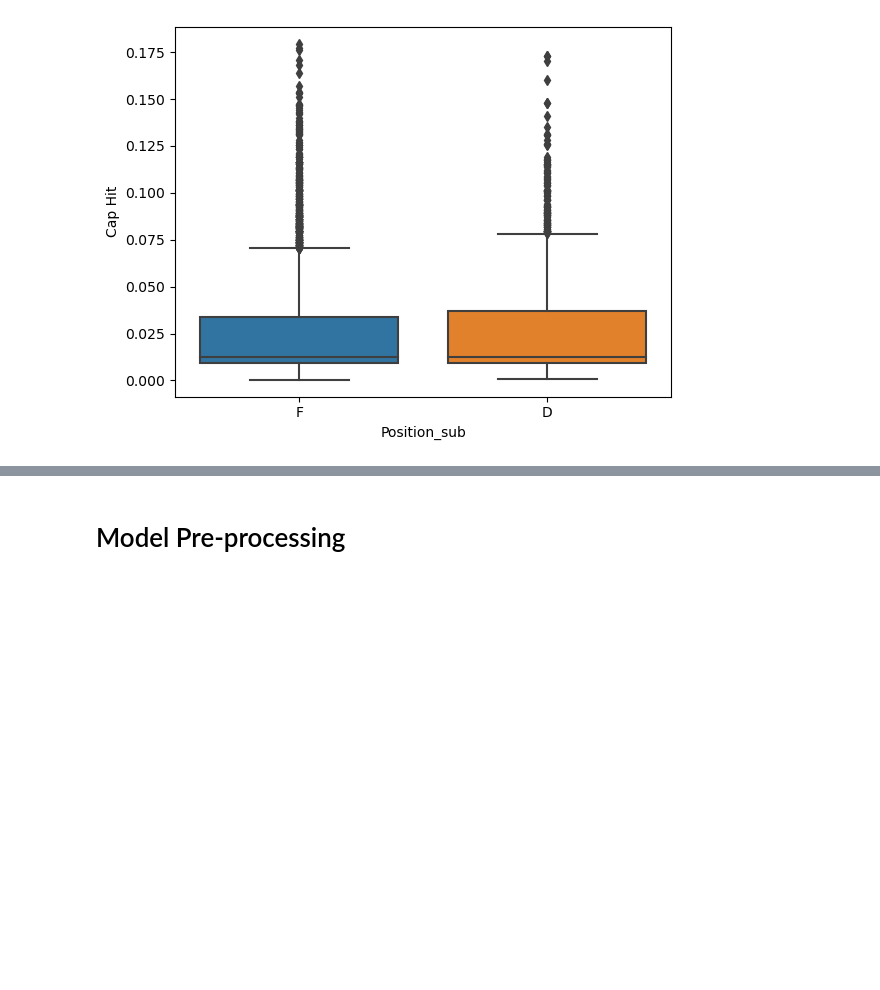
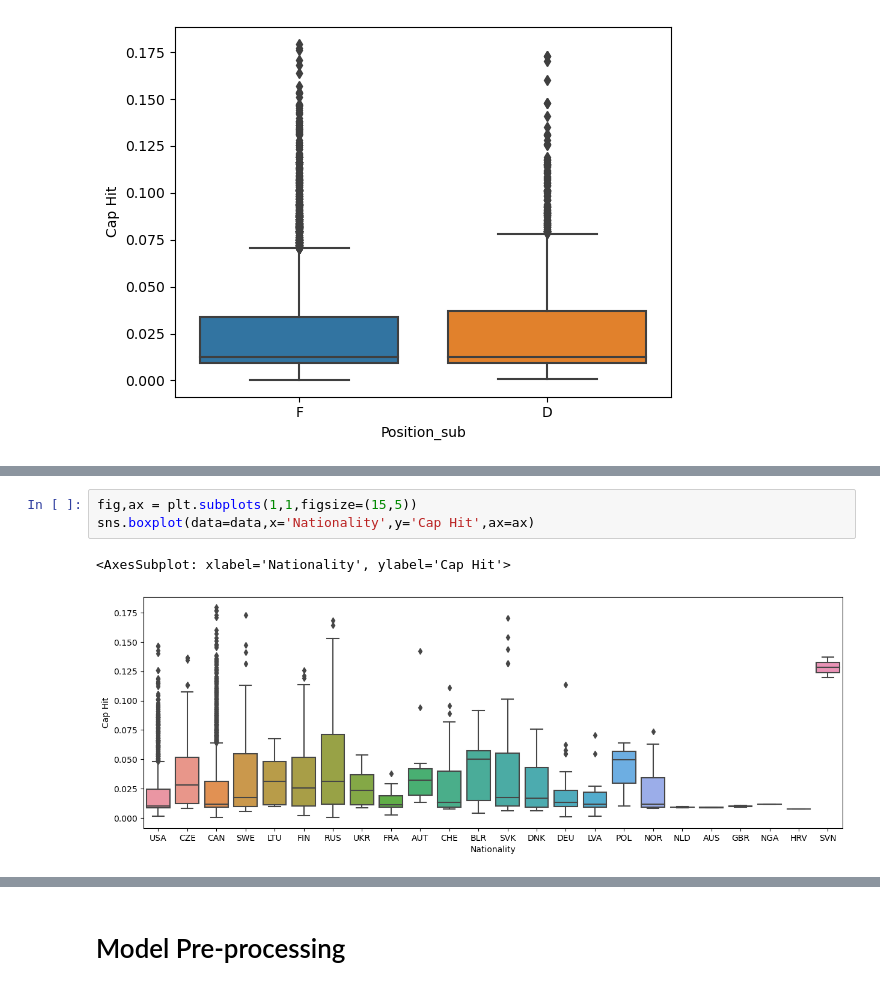
Before and after one commit to adobronyi/nhl_contract_models, a Jupyter notebook: model.ipynb, the cells around one changed output, grey strips where cells are left out. Cells and saved outputs as stored; diff of their text form; blank space fills up the shorter version.

```diff
--- a/model.ipynb
+++ b/model.ipynb
@@ -61,0 +118,6 @@ sns.boxplot(data=data,x='Position_sub',y='Cap Hit')
+# %%
+fig,ax = plt.subplots(1,1,figsize=(15,5))
+sns.boxplot(data=data,x='Nationality',y='Cap Hit',ax=ax)
+# %% [output]
+<AxesSubplot: xlabel='Nationality', ylabel='Cap Hit'>
+[figure, added]
```
Also changed, not shown: parts of 90 cells of this notebook.
